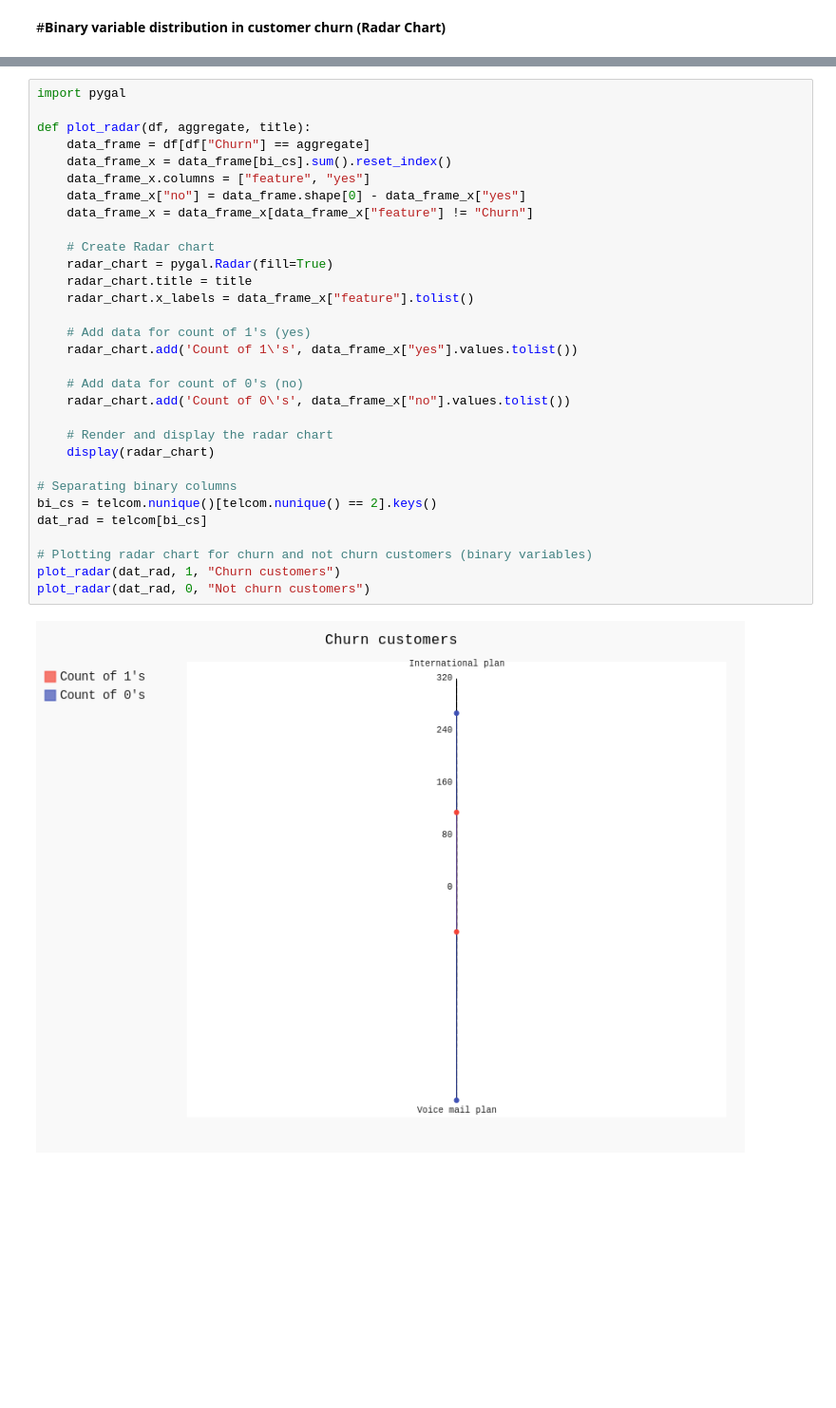
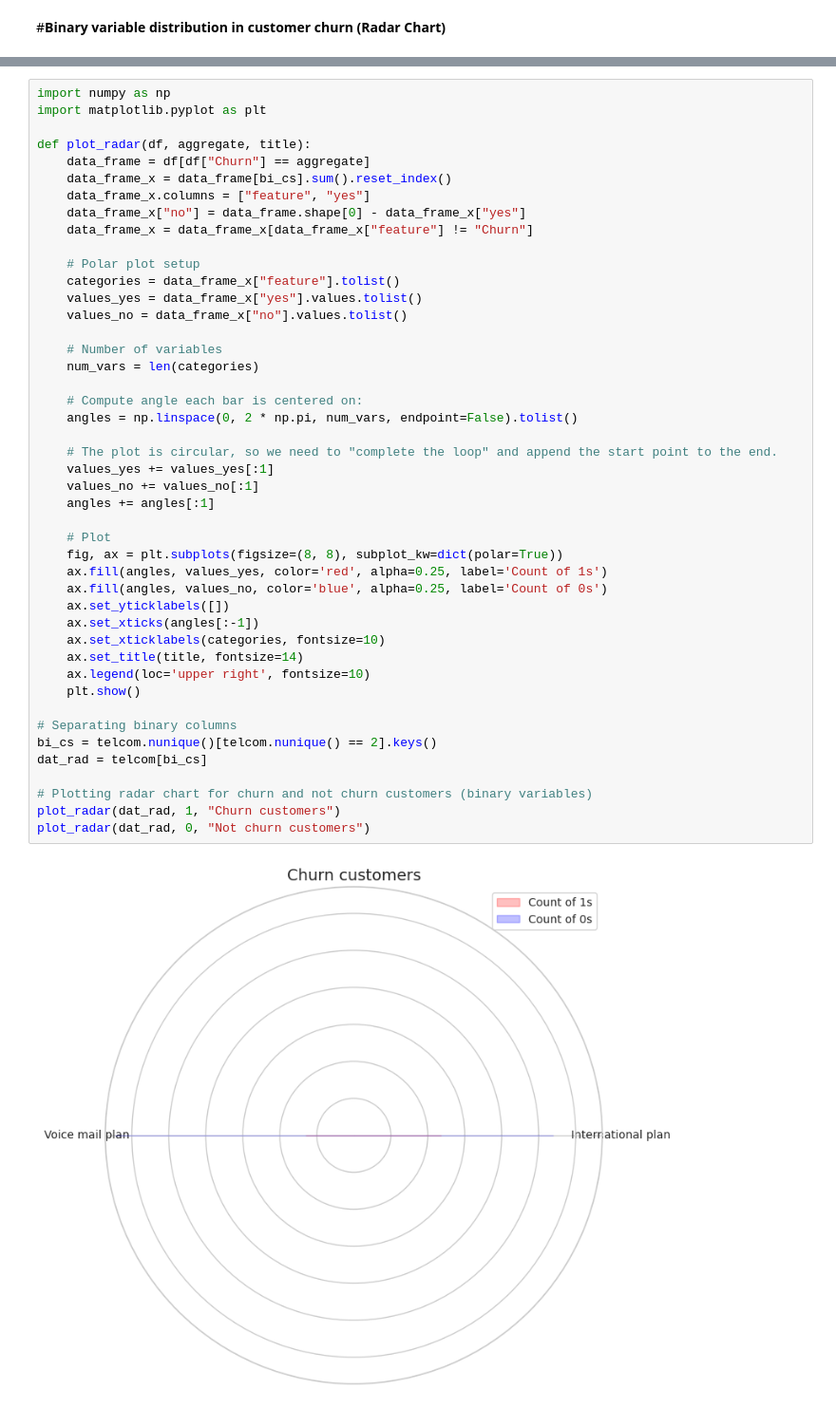
Before and after one commit to fishitmo/Takeobds, a Jupyter notebook: Customer_churn_prediction_Telecom_Churn_Dataset.ipynb, the cells around one changed output, grey strips where cells are left out. Shown at 95% size. Cells and saved outputs as stored; diff of their text form; blank space fills up the shorter version.

```diff
--- a/Customer_churn_prediction_Telecom_Churn_Dataset.ipynb
+++ b/Customer_churn_prediction_Telecom_Churn_Dataset.ipynb
@@ -500,33 +474,47 @@ Successfully installed cairocffi-1.6.1 cairosvg-2.7.1 cssselect2-0.7.0
 # %%
-import pygal
+import numpy as np
+import matplotlib.pyplot as plt
 
 def plot_radar(df, aggregate, title):
     data_frame = df[df["Churn"] == aggregate]
     data_frame_x = data_frame[bi_cs].sum().reset_index()
     data_frame_x.columns = ["feature", "yes"]
     data_frame_x["no"] = data_frame.shape[0] - data_frame_x["yes"]
     data_frame_x = data_frame_x[data_frame_x["feature"] != "Churn"]
 
-    # Create Radar chart
-    radar_chart = pygal.Radar(fill=True)
-    radar_chart.title = title
-    radar_chart.x_labels = data_frame_x["feature"].tolist()
+    # Polar plot setup
+    categories = data_frame_x["feature"].tolist()
+    values_yes = data_frame_x["yes"].values.tolist()
+    values_no = data_frame_x["no"].values.tolist()
 
-    # Add data for count of 1's (yes)
-    radar_chart.add('Count of 1\'s', data_frame_x["yes"].values.tolist())
+    # Number of variables
+    num_vars = len(categories)
 
-    # Add data for count of 0's (no)
-    radar_chart.add('Count of 0\'s', data_frame_x["no"].values.tolist())
+    # Compute angle each bar is centered on:
+    angles = np.linspace(0, 2 * np.pi, num_vars, endpoint=False).tolist()
 
-    # Render and display the radar chart
-    display(radar_chart)
+    # The plot is circular, so we need to "complete the loop" and append the start point to the end.
+    values_yes += values_yes[:1]
+    values_no += values_no[:1]
+    angles += angles[:1]
+
+    # Plot
+    fig, ax = plt.subplots(figsize=(8, 8), subplot_kw=dict(polar=True))
+    ax.fill(angles, values_yes, color='red', alpha=0.25, label='Count of 1s')
+    ax.fill(angles, values_no, color='blue', alpha=0.25, label='Count of 0s')
+    ax.set_yticklabels([])
+    ax.set_xticks(angles[:-1])
+    ax.set_xticklabels(categories, fontsize=10)
+    ax.set_title(title, fontsize=14)
+    ax.legend(loc='upper right', fontsize=10)
+    plt.show()
 
 # Separating binary columns
 bi_cs = telcom.nunique()[telcom.nunique() == 2].keys()
 dat_rad = telcom[bi_cs]
 
 # Plotting radar chart for churn and not churn customers (binary variables)
 plot_radar(dat_rad, 1, "Churn customers")
 plot_radar(dat_rad, 0, "Not churn customers")
 # %% [output]
-[figure, old version]
+[figure, new version]
```
Also changed, not shown: parts of 3 cells of this notebook.
